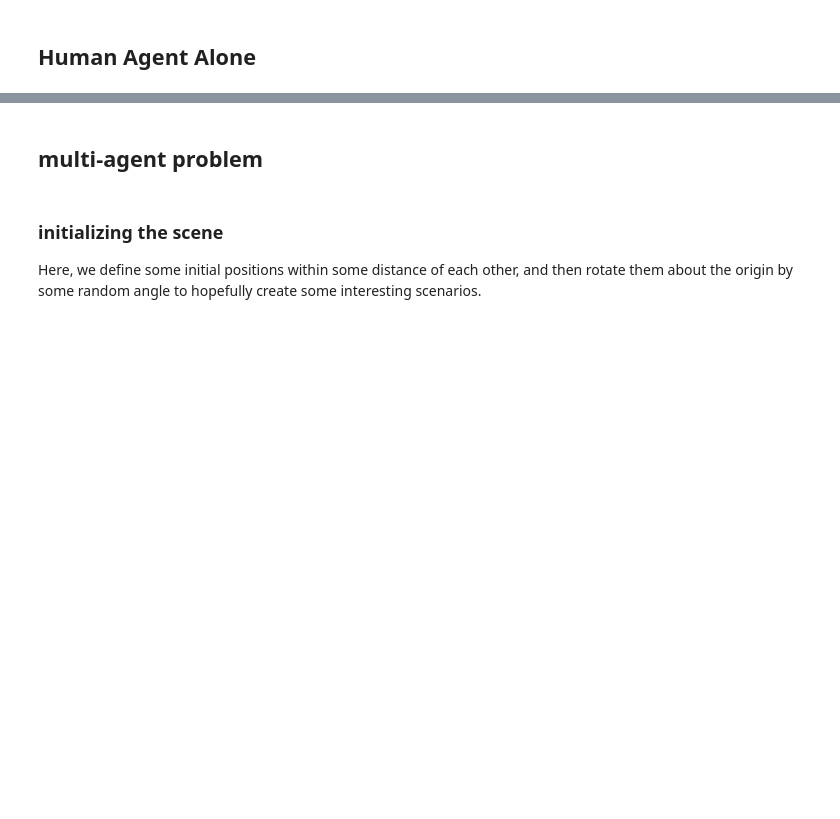
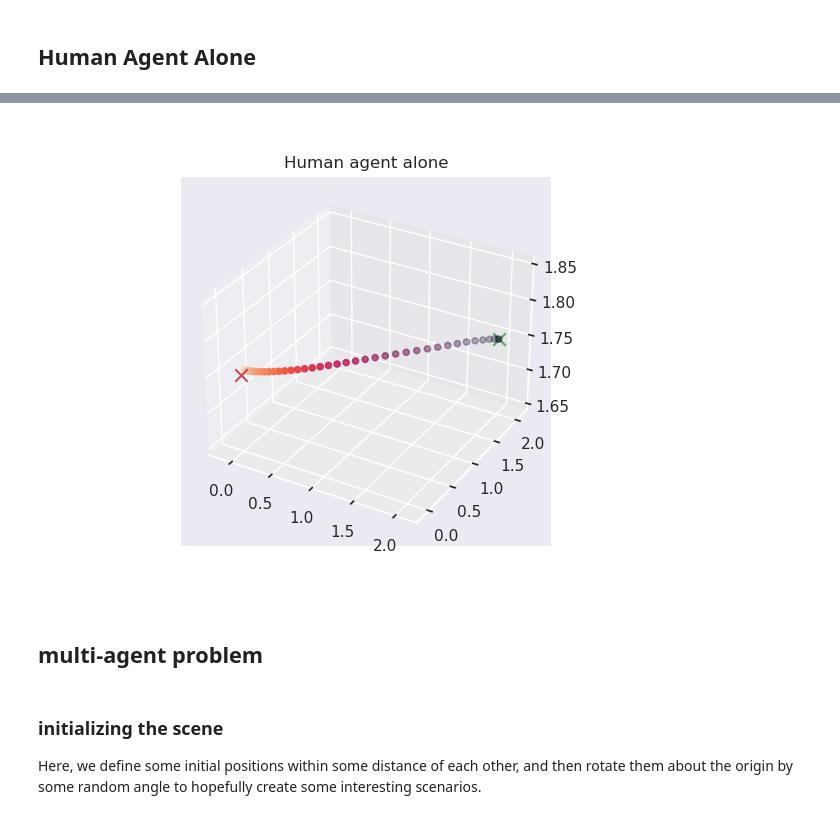
Before and after one commit to labicon/dp-ilqr, a Jupyter notebook: run/main.ipynb, the cells around one changed output, grey strips where cells are left out. Saved outputs shown, nothing was run; the diff lists cells and outputs as text; code cells hidden in the pictures; blank space fills up the shorter version.

```diff
--- a/run/main.ipynb
+++ b/run/main.ipynb
@@ -40,3 +37,6 @@ sns.set()
+# %%
+import seaborn as sns
+sns.set()
 # %%
 # fig = plt.figure(figsize=(3.7, 3.7))
 fig = plt.figure()
@@ -164,8 +212,11 @@ X, U, J = ilqr.solve(x)
 # %%
 plt.clf()
 plt.figure()
 plot_solve(X, J, xf, n_d=n_d)
+plt.title('Human agent alone')
 plt.draw()
+# %% [output]
+[figure, added]
 # %% [markdown]
 ## multi-agent problem
 # %% [markdown]
```
Also changed, not shown: parts of 21 cells of this notebook, 1 other file.
